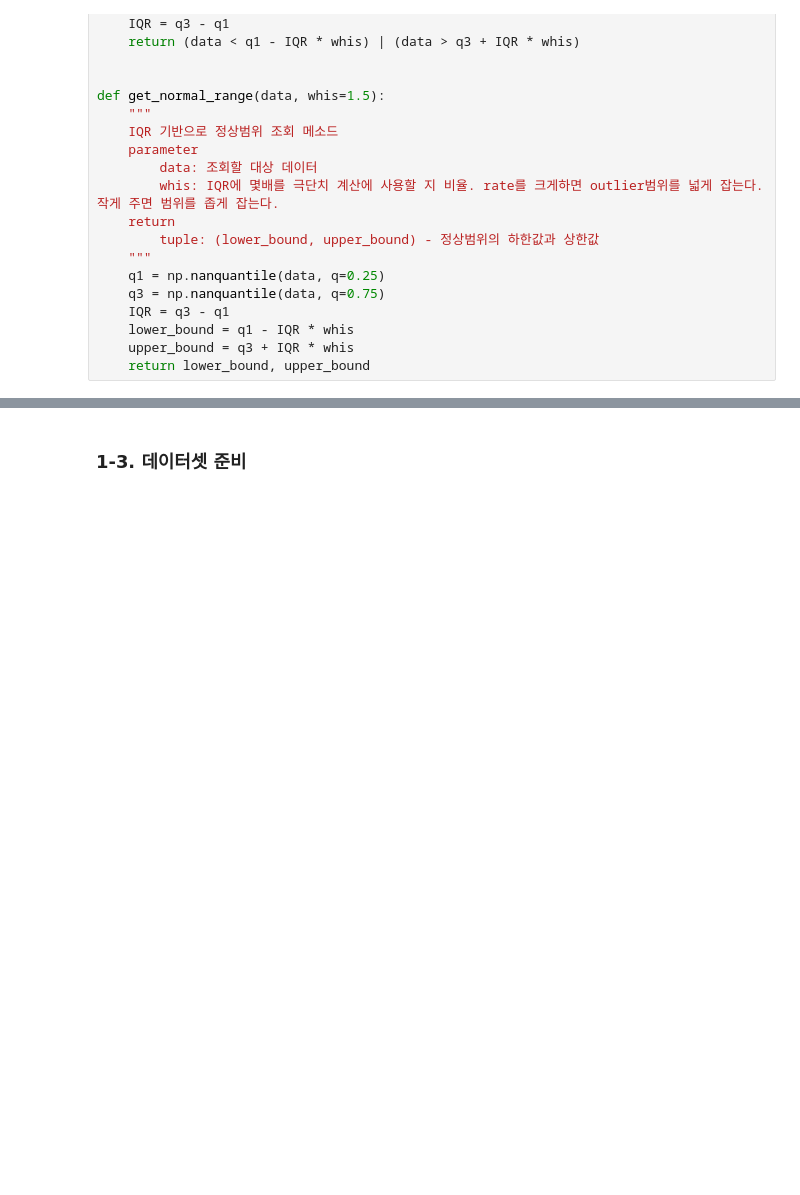
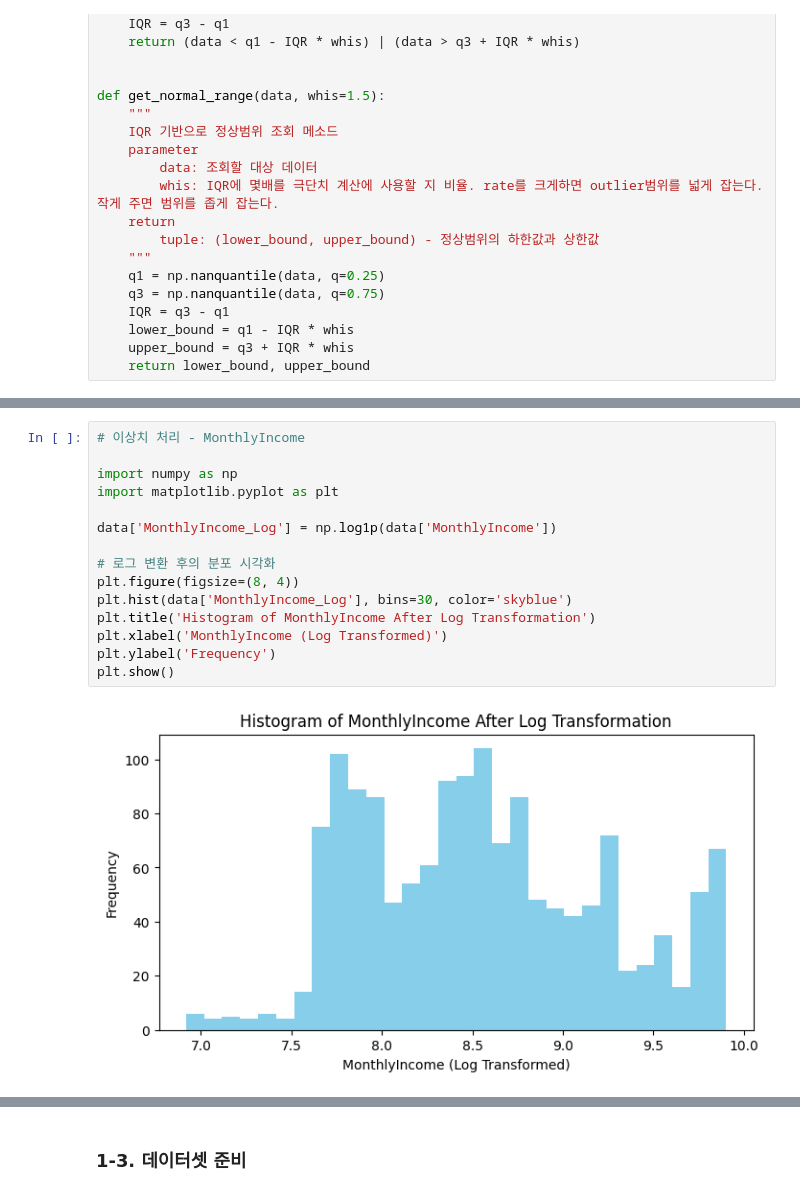
Before and after one commit to SKNETWORKS-FAMILY-AICAMP/SKN06-2nd-7Team, a Jupyter notebook: Code/IBM_attrition_MachineLearning.ipynb, the cells around one changed output, grey strips where cells are left out. Drawn from its saved outputs; the diff is of its cells as text; blank space fills up the shorter version.

```diff
--- a/Code/IBM_attrition_MachineLearning.ipynb
+++ b/Code/IBM_attrition_MachineLearning.ipynb
@@ -175,0 +218,17 @@ data.select_dtypes(include=[np.number]).plot(
+# %%
+# 이상치 처리 - MonthlyIncome
+
+import numpy as np
+import matplotlib.pyplot as plt
+
+data['MonthlyIncome_Log'] = np.log1p(data['MonthlyIncome'])
+
+# 로그 변환 후의 분포 시각화
+plt.figure(figsize=(8, 4))
+plt.hist(data['MonthlyIncome_Log'], bins=30, color='skyblue')
+plt.title('Histogram of MonthlyIncome After Log Transformation')
+plt.xlabel('MonthlyIncome (Log Transformed)')
+plt.ylabel('Frequency')
+plt.show()
+# %% [output]
+[figure, added]
```
Also changed, not shown: parts of 47 cells of this notebook, 1 other file.
